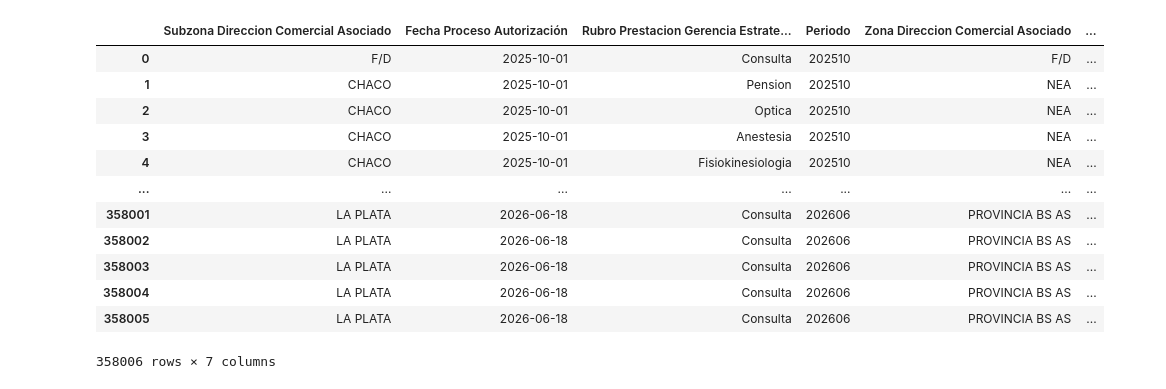
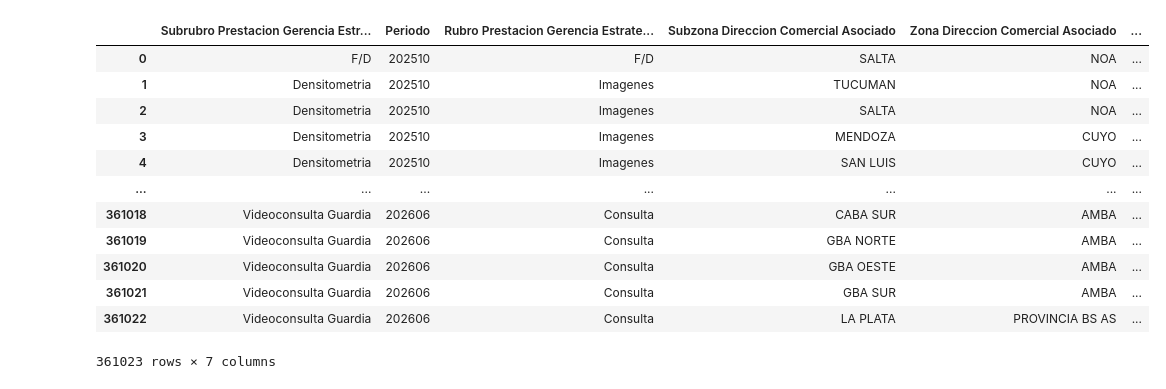
Before and after one commit to maxsosa-ss/SdA_2026_2027, a Jupyter notebook: main.ipynb, the cells around one changed output. Cells and saved outputs as stored; diff of their text form; code cells hidden in the pictures.

```diff
--- a/main.ipynb
+++ b/main.ipynb
@@ -32,23 +1,19 @@ UserWarning: Could not infer format, so each element will be parsed individually
-# %%
-import sqlite3
-import pandas as pd
-
-conn = sqlite3.connect('data/raw/raw.sqlite')
-df_ambulatorio = pd.read_sql_query("SELECT * FROM ambulatorio", conn)
-conn.close()
-
-df_ambulatorio
-# %% [output]
-|  | Subzona Direccion Comercial Asociado | Fecha Proceso Autorización | Rubro Prestacion Gerencia Estrate... | Periodo | Zona Direccion Comercial Asociado | ... |
-| 0 | F/D | 2025-10-01 | Consulta | 202510 | F/D | ... |
-| 1 | CHACO | 2025-10-01 | Pension | 202510 | NEA | ... |
-| 2 | CHACO | 2025-10-01 | Optica | 202510 | NEA | ... |
-| 3 | CHACO | 2025-10-01 | Anestesia | 202510 | NEA | ... |
-| 4 | CHACO | 2025-10-01 | Fisiokinesiologia | 202510 | NEA | ... |
-| ... | ... | ... | ... | ... | ... | ... |
-| 358001 | LA PLATA | 2026-06-18 | Consulta | 202606 | PROVINCIA BS AS | ... |
-| 358002 | LA PLATA | 2026-06-18 | Consulta | 202606 | PROVINCIA BS AS | ... |
-| 358003 | LA PLATA | 2026-06-18 | Consulta | 202606 | PROVINCIA BS AS | ... |
-| 358004 | LA PLATA | 2026-06-18 | Consulta | 202606 | PROVINCIA BS AS | ... |
-| 358005 | LA PLATA | 2026-06-18 | Consulta | 202606 | PROVINCIA BS AS | ... |
-358006 rows × 7 columns
+# %%
+from src.stage.ambulatorio import read as stage_read
+
+df_ambulatorio = stage_read()
+df_ambulatorio
+# %% [output]
+|  | Subrubro Prestacion Gerencia Estr... | Periodo | Rubro Prestacion Gerencia Estrate... | Subzona Direccion Comercial Asociado | Zona Direccion Comercial Asociado | ... |
+| 0 | F/D | 202510 | F/D | SALTA | NOA | ... |
+| 1 | Densitometria | 202510 | Imagenes | TUCUMAN | NOA | ... |
+| 2 | Densitometria | 202510 | Imagenes | SALTA | NOA | ... |
+| 3 | Densitometria | 202510 | Imagenes | MENDOZA | CUYO | ... |
+| 4 | Densitometria | 202510 | Imagenes | SAN LUIS | CUYO | ... |
+| ... | ... | ... | ... | ... | ... | ... |
+| 361018 | Videoconsulta Guardia | 202606 | Consulta | CABA SUR | AMBA | ... |
+| 361019 | Videoconsulta Guardia | 202606 | Consulta | GBA NORTE | AMBA | ... |
+| 361020 | Videoconsulta Guardia | 202606 | Consulta | GBA OESTE | AMBA | ... |
+| 361021 | Videoconsulta Guardia | 202606 | Consulta | GBA SUR | AMBA | ... |
+| 361022 | Videoconsulta Guardia | 202606 | Consulta | LA PLATA | PROVINCIA BS AS | ... |
+361023 rows × 7 columns
```
Also changed, not shown: parts of 8 cells of this notebook, 16 other files.
